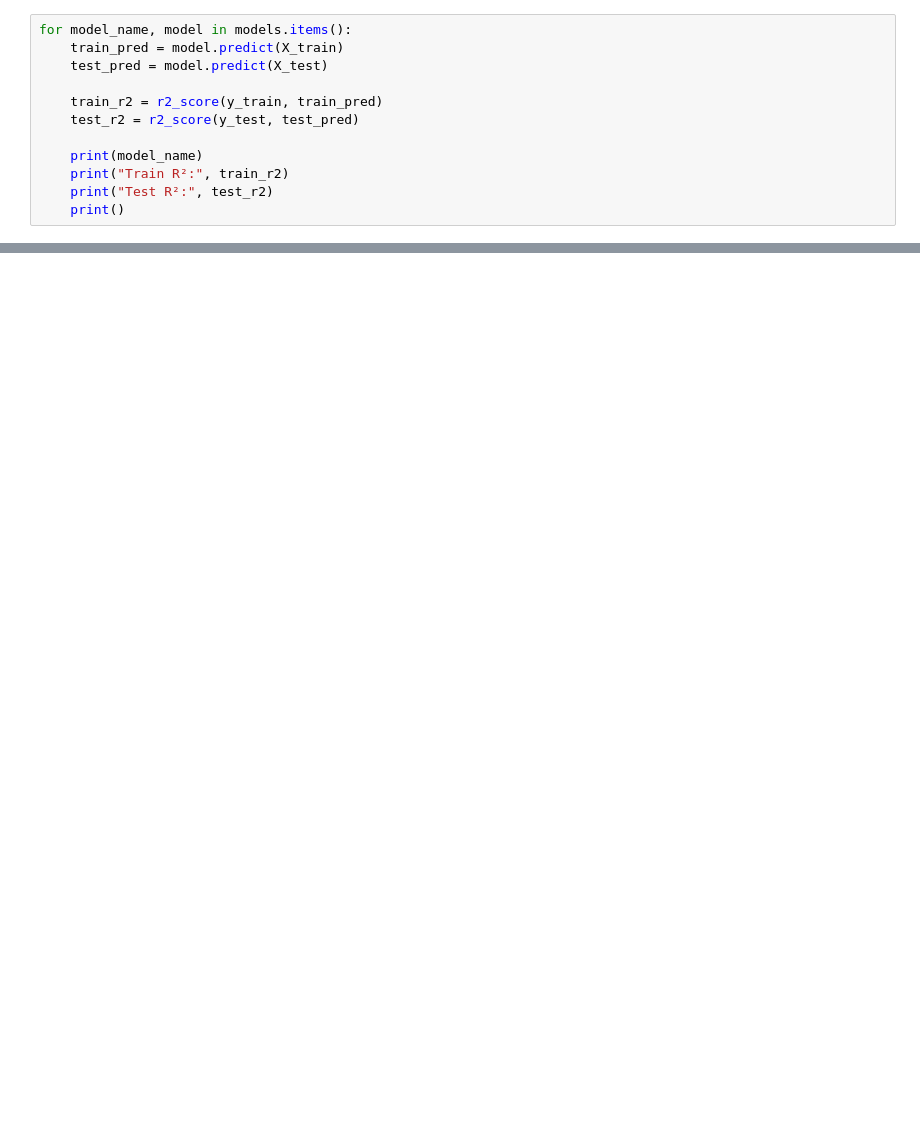
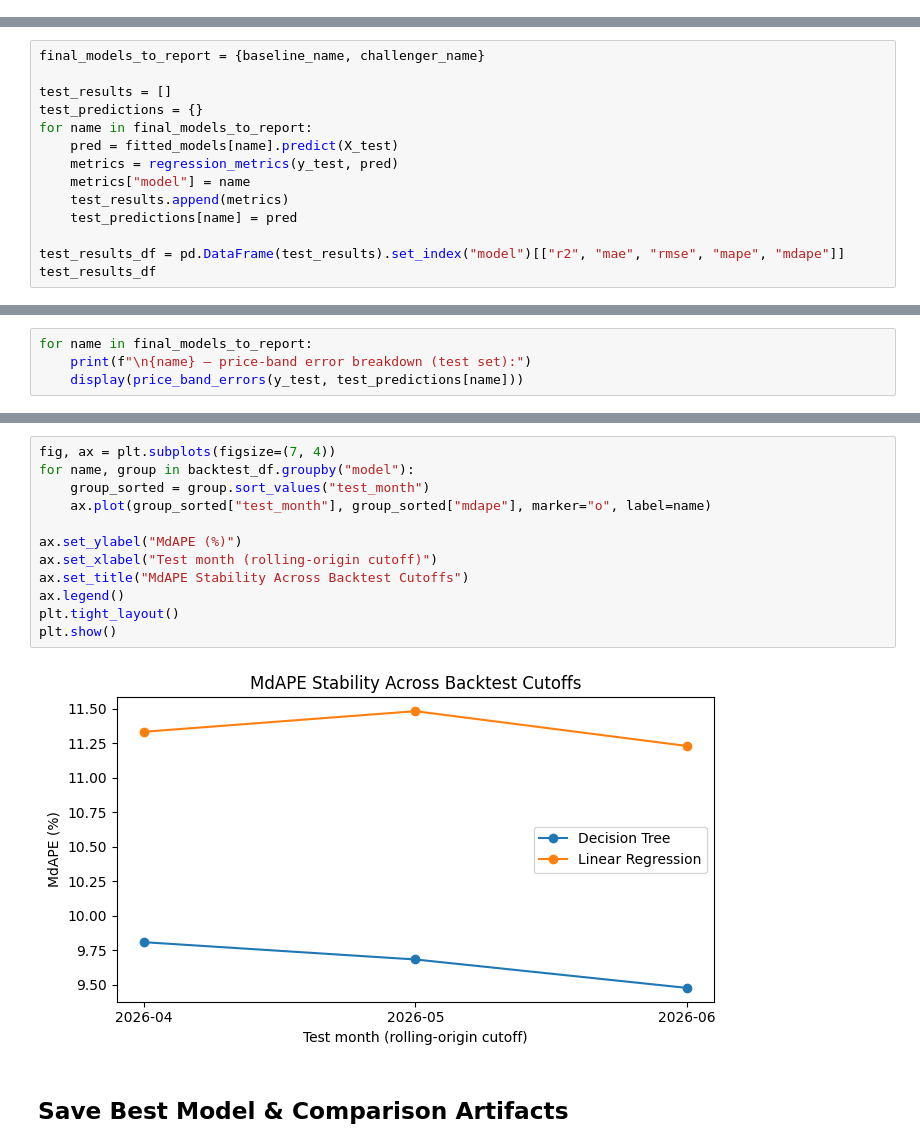
Before and after one commit to emmushka2005/ds-internship, a Jupyter notebook: model_comparison.ipynb, the cells around one changed output, grey strips where cells are left out. Drawn from its saved outputs; the diff is of its cells as text; blank space fills up the shorter version.

```diff
--- a/model_comparison.ipynb
+++ b/model_comparison.ipynb
@@ -216,12 +0,0 @@ Next Steps: tune random forest hyperparameters, test a log-transformed target, a
-# %%
-for model_name, model in models.items():
-    train_pred = model.predict(X_train)
-    test_pred = model.predict(X_test)
-
-    train_r2 = r2_score(y_train, train_pred)
-    test_r2 = r2_score(y_test, test_pred)
-
-    print(model_name)
-    print("Train R²:", train_r2)
-    print("Test R²:", test_r2)
-    print()
@@ -477,0 +312,14 @@ These performance metrics indicate  that ClosePrice is heavily right-skewed: a s
+# %%
+final_models_to_report = {baseline_name, challenger_name}
+
+test_results = []
+test_predictions = {}
+for name in final_models_to_report:
+    pred = fitted_models[name].predict(X_test)
+    metrics = regression_metrics(y_test, pred)
+    metrics["model"] = name
+    test_results.append(metrics)
+    test_predictions[name] = pred
+
+test_results_df = pd.DataFrame(test_results).set_index("model")[["r2", "mae", "rmse", "mape", "mdape"]]
+test_results_df
@@ -477,0 +331,4 @@ These performance metrics indicate  that ClosePrice is heavily right-skewed: a s
+# %%
+for name in final_models_to_report:
+    print(f"\n{name} — price-band error breakdown (test set):")
+    display(price_band_errors(y_test, test_predictions[name]))
@@ -477,0 +406,16 @@ These performance metrics indicate  that ClosePrice is heavily right-skewed: a s
+# %%
+fig, ax = plt.subplots(figsize=(7, 4))
+for name, group in backtest_df.groupby("model"):
+    group_sorted = group.sort_values("test_month")
+    ax.plot(group_sorted["test_month"], group_sorted["mdape"], marker="o", label=name)
+
+ax.set_ylabel("MdAPE (%)")
+ax.set_xlabel("Test month (rolling-origin cutoff)")
+ax.set_title("MdAPE Stability Across Backtest Cutoffs")
+ax.legend()
+plt.tight_layout()
+plt.show()
+# %% [output]
+[figure, added]
+# %% [markdown]
+## Save Best Model & Comparison Artifacts
```
Also changed, not shown: parts of 51 cells of this notebook.
